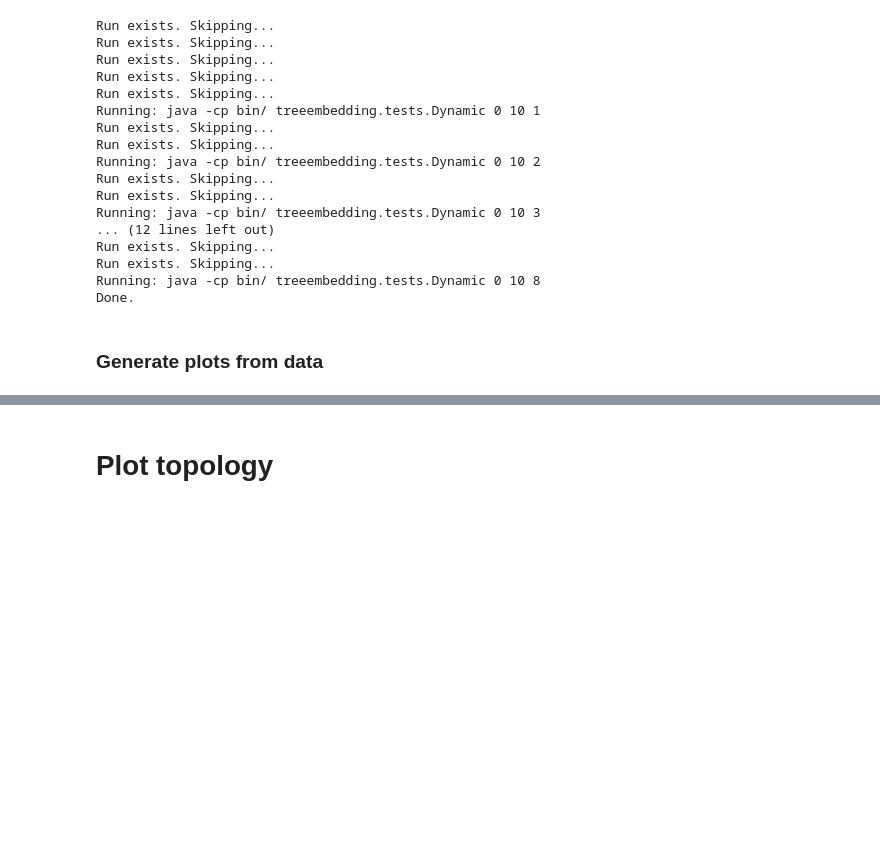
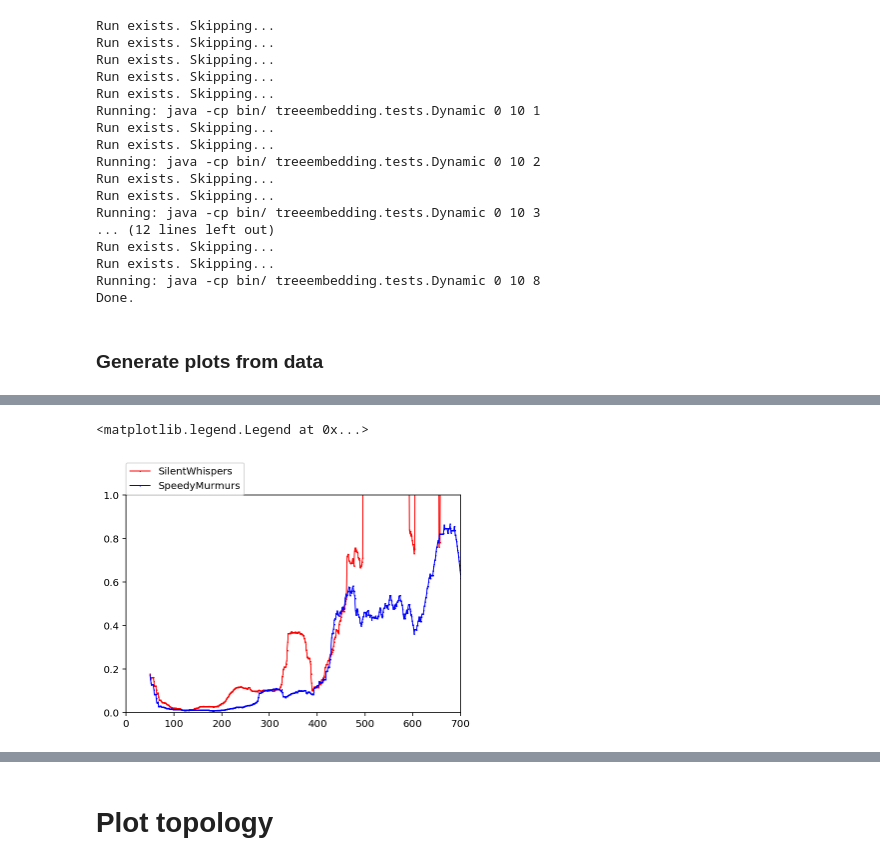
Before and after one commit to iowaguy/pcn-simulator, a Jupyter notebook: speedy-murmurs-simulator/Payment-Channel-Network-Simulations.ipynb, the cells around one changed output, grey strips where cells are left out. Cells and saved outputs as stored; diff of their text form; code cells hidden in the pictures; blank space fills up the shorter version.

Commit message:
Added some graphs to notebook, and updated old code

```diff
--- a/speedy-murmurs-simulator/Payment-Channel-Network-Simulations.ipynb
+++ b/speedy-murmurs-simulator/Payment-Channel-Network-Simulations.ipynb
@@ -339,0 +323,63 @@ matplotlib.pyplot.legend(loc=(0,1), scatterpoints=10)
+# %%
+import matplotlib.pyplot as plt
+%matplotlib inline
+import simulation_utils as su
+import dynamic_baseline_sequential as d
+import simulation_common as sc
+import os
+
+filename = '/cnet-succR.txt'
+
+succr_dicts = {sc.maxflow: {}, sc.speedymurmurs: {}, sc.silentwhispers: {}}
+succr_lists = {sc.maxflow: [], sc.speedymurmurs: [], sc.silentwhispers: []}
+
+configs = d.generate_configs()
+buckets = {}
+
+# sort by routing algo
+for c in configs:
+    buckets = su.sort_singles_configs(c, buckets, "routing_algorithm")
+
+for alg in buckets:
+    for c in l:
+        p = sc.get_dynamic_data_path_config(c)
+
+# convert dict of dicts to dict of lists
+bucket_list = {}
+for alg in buckets:
+    bucket_list[alg] = []
+    for thing in buckets[alg]:
+        bucket_list[alg].append(thing)
+
+exp_name = 'archive-dynamic-full-baseline-original-code'
+
+for alg in bucket_list:
+    for c in bucket_list[alg]:
+        p = sc.get_dynamic_data_path_config(c)
+        path = os.getcwd() + '/data/' + exp_name + p[0] + p[1] + filename
+        new_succr_dict = su.convert_kv_file_to_dict(path)
+        succr_dicts[alg] = su.merge_dicts(new_succr_dict, succr_dicts[alg])
+
+for alg in succr_dicts:
+    if alg == sc.maxflow: continue
+    for k in succr_dicts[alg]:
+        if k in succr_dicts[sc.maxflow]:
+            if succr_dicts[sc.maxflow][k] == 0:
+                succr_dicts[alg][k] = 1
+            else:
+                succr_dicts[alg][k] = succr_dicts[alg][k]/succr_dicts[sc.maxflow][k]
+
+for alg in succr_dicts:
+    if alg == sc.maxflow: continue
+    succr_lists[alg] = su.dict_to_list(succr_dicts[alg], 801)
+
+%config InlineBackend.figure_format ='retina'
+plt.axis([0,700,0,1])
+plt.plot(range(50, 801), su.running_mean(succr_lists[sc.silentwhispers], 50), 'r*-', markersize=1, linewidth=1, label='SilentWhispers')
+plt.plot(range(50, 801), su.running_mean(succr_lists[sc.speedymurmurs], 50), 'b*-', markersize=1, linewidth=1, label='SpeedyMurmurs')
+
+#matplotlib.pyplot.plot(range(50, 801), running_mean(sm_succr_list, 50), 'b*-', markersize=1, linewidth=1, label='SpeedyMurmurs')
+plt.legend(loc=(0,1), scatterpoints=10)
+# %% [output]
+<matplotlib.legend.Legend at 0x...>
+[figure, added]
```
Also changed, not shown: parts of 4 cells of this notebook, 2 other files.
